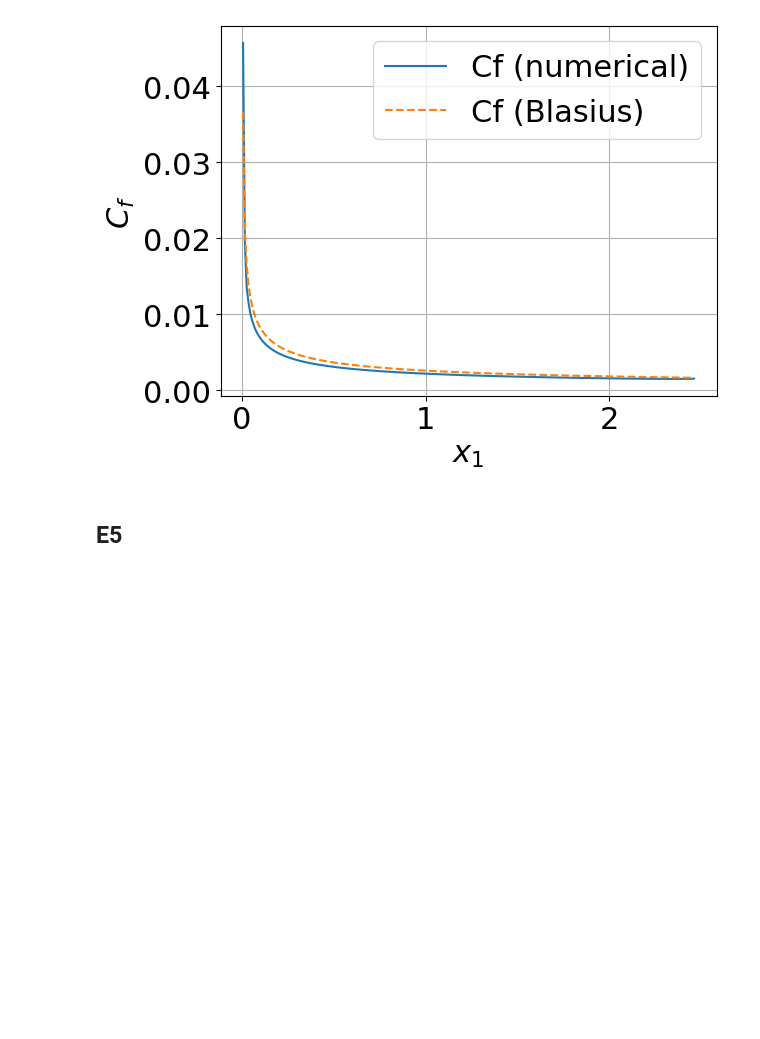
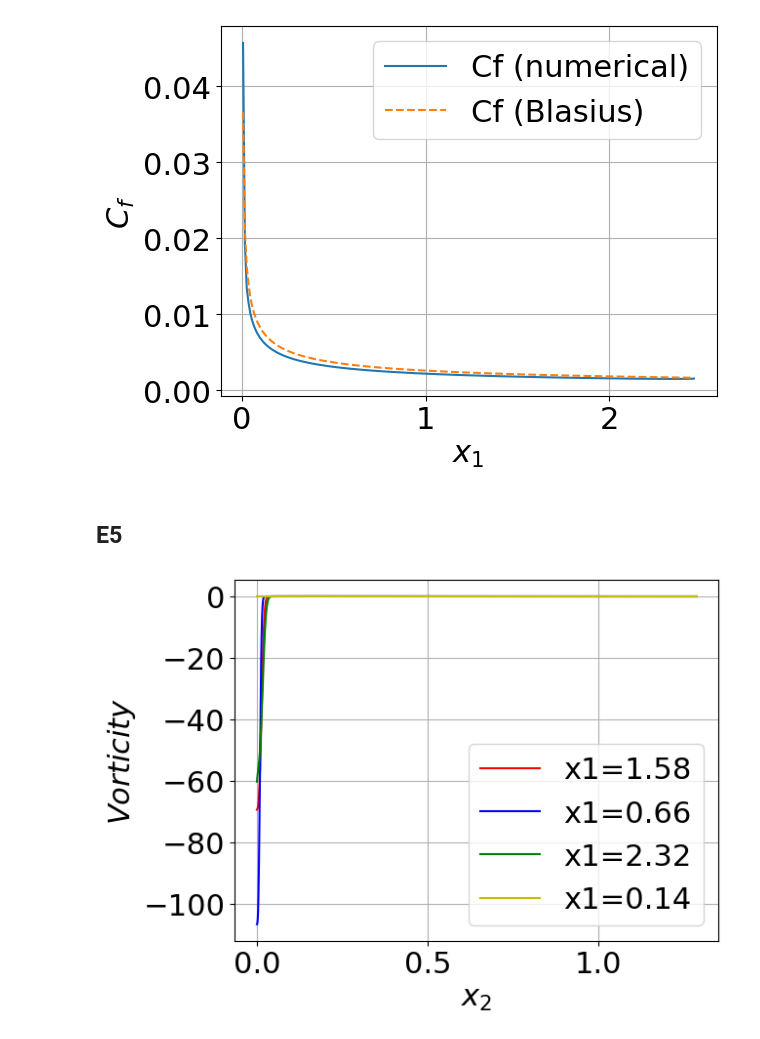
Before and after one commit to MartinStjernkvist/Applied-Mechanics, a Jupyter notebook: TME226/Assignment_1.ipynb, the cells around one changed output. Saved outputs shown, nothing was run; the diff lists cells and outputs as text; code cells hidden in the pictures; blank space fills up the shorter version.

```diff
--- a/TME226/Assignment_1.ipynb
+++ b/TME226/Assignment_1.ipynb
@@ -287,3 +287,47 @@ plt.show()
 [figure]
 # %% [markdown]
 ## E5
+# %%
+i = 170
+
+dvdxe5 = np.gradient(v2_2d[i], xp[i], axis=0)
+dudye5 = np.gradient(v1_2d[i], yp[i])
+vorticity = (dvdx - dudy)
+
+
+plt.figure()
+plt.plot(yp, vorticity[i,:], 'r-', label='x1=1.58')
+
+
+i = 85
+
+dvdxe5 = np.gradient(v2_2d[i,:], x1_2d[i,:], axis=0)
+dudye5 = np.gradient(v1_2d[i,:], x2_2d[i,:])
+vorticity = (dvdx - dudy)
+
+
+plt.plot(yp, vorticity[i,:], 'b-', label='x1=0.66')
+
+i = 250
+
+dvdxe5 = np.gradient(v2_2d[i,:], x1_2d[i,:], axis=0)
+dudye5 = np.gradient(v1_2d[i,:], x2_2d[i,:])
+vorticity = (dvdx - dudy)
+
+plt.plot(yp, vorticity[i,:], 'g-', label='x1=2.32')
+
+i = 5
+
+dvdxe5 = np.gradient(v2_2d[i,:], x1_2d[i,:], axis=0)
+dudye5 = np.gradient(v1_2d[i,:], x2_2d[i,:])
+vorticity = (dvdx - dudy)
+
+plt.plot(yp, vorticity[i,:], 'y-', label='x1=0.14')
+
+plt.xlabel('$x_2$')
+plt.ylabel('$Vorticity$')
+plt.legend()
+plt.grid(True)
+plt.show()
+# %% [output]
+[figure, added]
```
